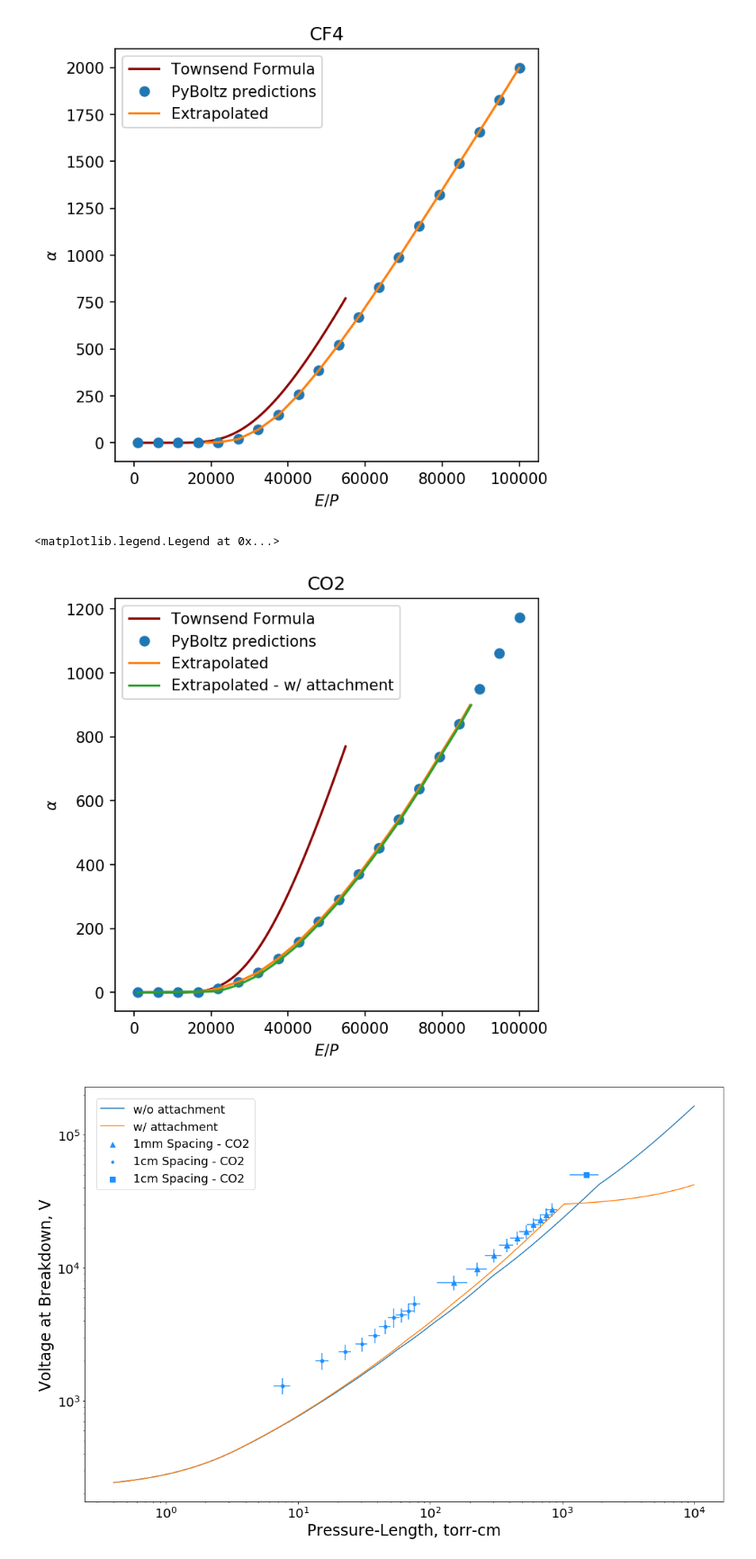
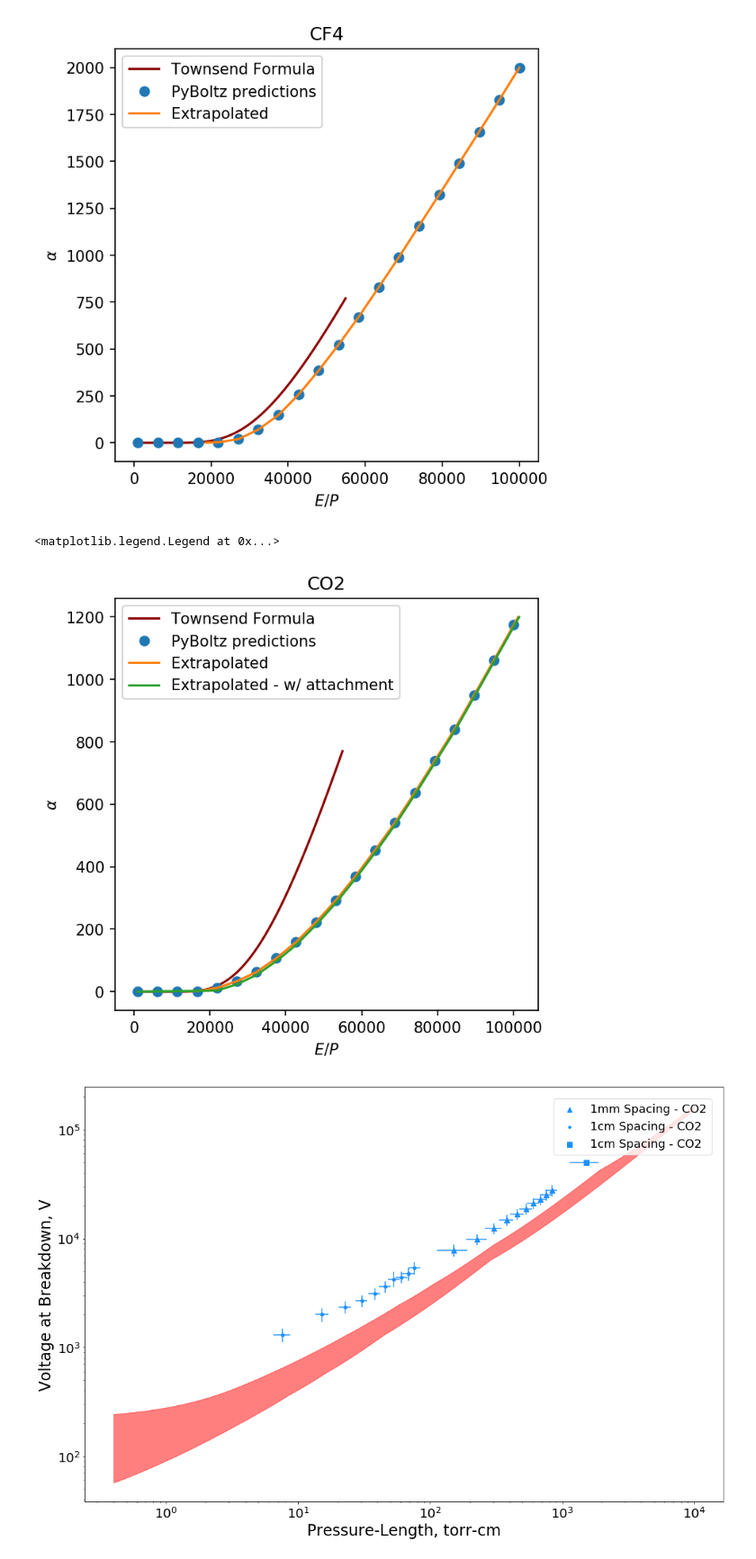
Before and after one commit to UTA-REST/HVBreakdown, a Jupyter notebook: HVplot.ipynb, the cells around one changed output. Shown at 90% size. Drawn from its saved outputs; the diff is of its cells as text; code cells hidden in the pictures.

```diff
--- a/HVplot.ipynb
+++ b/HVplot.ipynb
@@ -500,7 +508,7 @@ betafuncCO2=interpolate.interp1d(CO2.TownsendAlpha-CO2.Attachment,CO2.EField/750
 
 plt.plot(CO2.EField, CO2.TownsendAlpha,'o',label='PyBoltz predictions')
 
-alphas=np.arange(0,900,1)
+alphas=np.arange(0,1200,1)
 plt.plot(alphafuncCO2(alphas)*750,alphas,label='Extrapolated')
 plt.plot(betafuncCO2(alphas)*750,alphas,label='Extrapolated - w/ attachment')
 plt.title("CO2")
@@ -509,42 +517,42 @@ plt.ylabel(r"$\alpha$")
 plt.legend(loc='upper left')
 # %% [output]
 <matplotlib.legend.Legend at 0x...>
-[figure, old version]
+[figure, new version]
 # %%
 fig, ax = plt.subplots()
 
 # CO2
 plt.errorbar(dfp.loc[('CO2','1mm','GP','1'),'avep'],dfp.loc[('CO2','1mm','GP','1'),'avev'], xerr=dfp.loc[('CO2','1mm','GP','1'),'perr'], yerr=dfp.loc[('CO2','1mm','GP','1'),'verr'], ls='', color='dodgerblue', marker='^', ms=8)
 plt.scatter(dfp.loc[('CO2','1mm','GP','1'),'avep'],dfp.loc[('CO2','1mm','GP','1'),'avev'],color='dodgerblue', marker='^', s=56, label='1mm Spacing - CO2')
 plt.errorbar(dfp.loc[('CO2','1mm','AP','1'),'avep'],dfp.loc[('CO2','1mm','AP','1'),'avev'], xerr=dfp.loc[('CO2','1mm','AP','1'),'perr'], yerr=dfp.loc[('CO2','1mm','AP','1'),'verr'], ls='', color='dodgerblue', marker='.', ms=10)
 plt.scatter(dfp.loc[('CO2','1mm','AP','1'),'avep'],dfp.loc[('CO2','1mm','AP','1'),'avev'],color='dodgerblue', marker='.', s=56, label='1cm Spacing - CO2')
 plt.errorbar(dfp.loc[('CO2','10mm','GP','1'),'avep'],dfp.loc[('CO2','10mm','GP','1'),'avev'], xerr=dfp.loc[('CO2','10mm','GP','1'),'perr'], yerr=dfp.loc[('CO2','10mm','GP','1'),'perr'], ls='', color='dodgerblue', marker='s', ms=8)
 plt.scatter(dfp.loc[('CO2','10mm','GP','1'),'avep'],dfp.loc[('CO2','10mm','GP','1'),'avev'],color='dodgerblue', marker='s', s=56, label='1cm Spacing - CO2')
 
 Vb4_CO2_1 = d*p*alphafuncCO2(770/(d*p)*np.log(1+1/.01))
-Vb4_CO2_2 = d*p*betafuncCO2(770/(d*p)*np.log(1+1/.01))
+Vb4_CO2_2 = d*p*alphafuncCO2(770/(d*p)*np.log(1+1/1))
 
 ax.set_yscale('log')
 ax.set_xscale('log')
 fig.set_figheight(10)
 fig.set_figwidth(15)
 
 plt.xlabel('Pressure-Length, torr-cm', fontsize=24)
 plt.ylabel('Voltage at Breakdown, V', fontsize=24)
 
 plt.xticks(fontsize=20)
 plt.yticks(fontsize=20)
 
-# plt.fill_between(p, Vb4_CO2_1, Vb4_CO2_2, color='red', alpha=.5)
+plt.fill_between(p, Vb4_CO2_1, Vb4_CO2_2, color='red', alpha=.5)
 
-plt.plot(p, Vb4_CO2_1, label = 'w/o attachment')
+# plt.plot(p, Vb4_CO2_1, label = 'w/o attachment')
 
-plt.plot(p, Vb4_CO2_2, label='w/ attachment')
+# plt.plot(p, Vb4_CO2_2, label='w/ attachment')
 
 plt.legend(fontsize=18, borderaxespad=1, loc="best")
 
 plt.tight_layout()
 
 plt.show()
 # %% [output]
-[figure, old version]
+[figure, new version]
```
Also changed, not shown: parts of 6 cells of this notebook.
